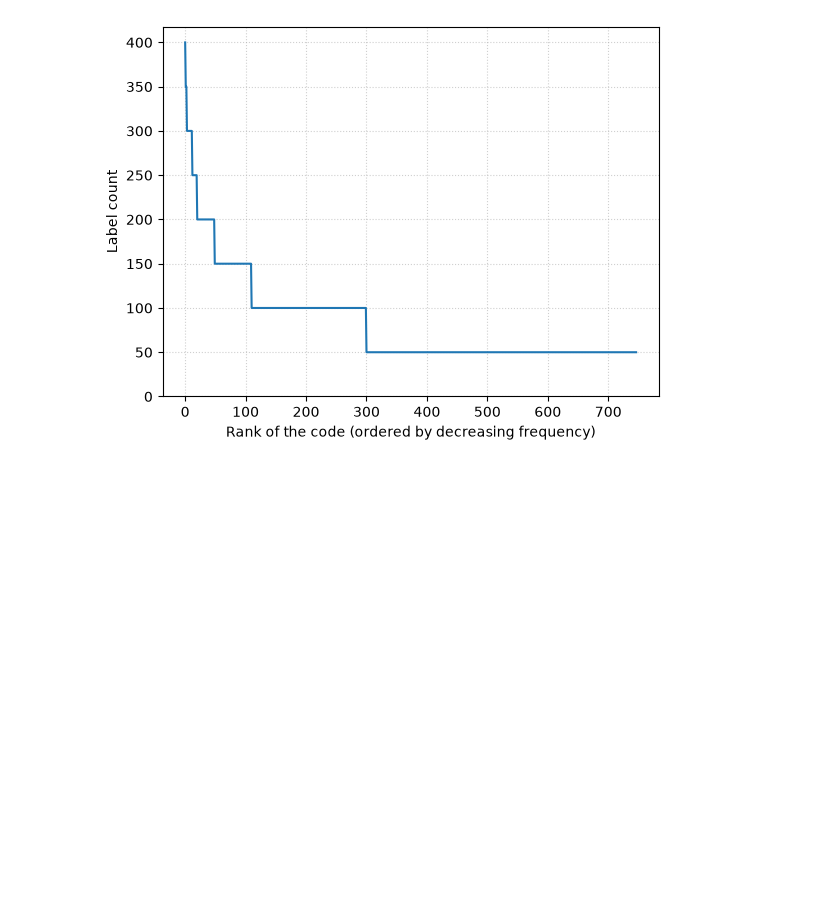
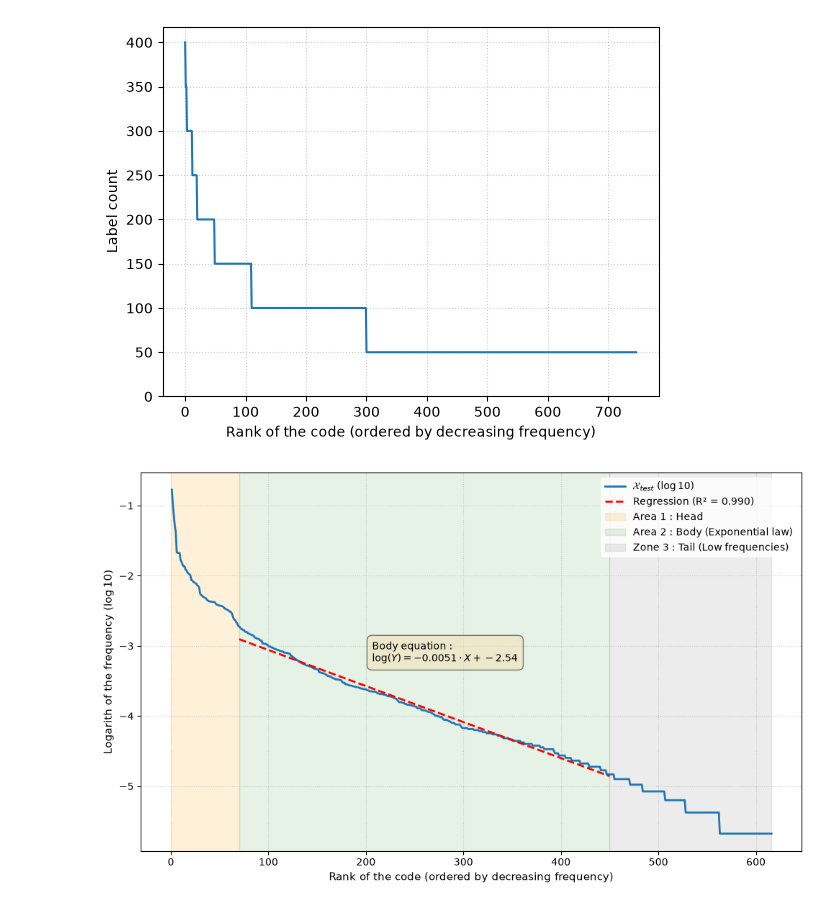
Before and after one commit to mateomorin/Code2Text-presentation, a Jupyter notebook: notebooks/plot_images.ipynb, the cells around one changed output. Saved outputs shown, nothing was run; the diff lists cells and outputs as text; code cells hidden in the pictures; blank space fills up the shorter version.

Commit message:
Last plots before service restart

```diff
--- a/notebooks/plot_images.ipynb
+++ b/notebooks/plot_images.ipynb
@@ -115,3 +115,80 @@ plt.ylabel("Label count")
 plt.show()
 # %% [output]
 [figure]
+# %%
+with fs.open("s3://projet-ape/data/08112022_27102024/naf2025/split/df_test.parquet", "rb") as f:
+    df_test = pl.read_parquet(f)
+
+    df_test = df_test.rename(mapping={"nace2025": "code", "libelle": "label"})[["code", "label"]]
+    df_test = df_test.with_columns(
+        (pl.col("code").str.slice(0, 2) + "." + pl.col("code").str.slice(2)).alias("code")
+    )
+# %%
+import polars as pl
+import numpy as np
+import matplotlib.pyplot as plt
+from sklearn.linear_model import LinearRegression
+
+# ==========================================
+# 1. PREPROCESSING
+# ==========================================
+
+code_prop_test = df_test["code"].value_counts(normalize=True).sort(by="proportion", descending=True)
+code_prop_test = code_prop_test.with_columns(pl.col("proportion").log10().alias("log10_proportion"))
+rangs_test = np.arange(1,617)
+code_prop_test = code_prop_test.with_columns(pl.Series("rang", values=rangs_test))
+
+# ==========================================
+# 2. DÉFINITION DES ZONES & RÉGRESSION
+# ==========================================
+# Ajustez ces indices selon votre courbe exacte
+INDEX_DEBUT_CORPS = 70
+INDEX_FIN_CORPS = 450
+
+# Filtrage de la zone centrale pour le FIT
+code_prop_test_reg = code_prop_test.filter((pl.col("rang") >= INDEX_DEBUT_CORPS) & (pl.col("rang") <= INDEX_FIN_CORPS))
+
+X = code_prop_test_reg.select("rang").to_numpy()
+y = code_prop_test_reg.select("log10_proportion").to_numpy()
+
+# Ajustement du modèle
+modele = LinearRegression()
+modele.fit(X, y)
+
+# Prédiction sur la zone du corps pour affichage
+y_pred = modele.predict(X)
+pente = modele.coef_[0][0]
+intercept = modele.intercept_[0]
+r_deux = modele.score(X, y)
+
+# ==========================================
+# 3. VISUALISATION GRAPHIQUE
+# ==========================================
+plt.figure(figsize=(10, 6), dpi=100)
+
+# Tracé de la courbe globale
+plt.plot(code_prop_test["rang"], code_prop_test["log10_proportion"], label="$\mathcal{X}_{test}$ ($\log10$)", color="#1f77b4", lw=2)
+
+# Tracé de la droite de régression sur la zone du corps
+plt.plot(X, y_pred, label=f"Regression (R² = {r_deux:.3f})", color="red", linestyle="--", lw=2)
+
+# Coloration des zones pour la présentation
+plt.axvspan(0, INDEX_DEBUT_CORPS, color="orange", alpha=0.15, label="Area 1 : Head")
+plt.axvspan(INDEX_DEBUT_CORPS, INDEX_FIN_CORPS, color="green", alpha=0.1, label="Area 2 : Body (Exponential law)")
+plt.axvspan(INDEX_FIN_CORPS, code_prop_test["rang"].max(), color="gray", alpha=0.15, label="Zone 3 : Tail (Low frequencies)")
+
+# Habillage du graphique
+plt.xlabel("Rank of the code (ordered by decreasing frequency)", fontsize=11)
+plt.ylabel("Logarith of the frequency ($\log10$)", fontsize=11)
+plt.legend(loc="upper right", frameon=True, facecolor="white", edgecolor="none")
+plt.grid(True, linestyle=":", alpha=0.6)
+
+# Affichage de l'équation dans un coin du graphique
+texte_equation = f"Body equation :\n$\log(Y) = {pente:.4f} \cdot X + {intercept:.2f}$"
+plt.text(0.35, 0.5, texte_equation, transform=plt.gca().transAxes, fontsize=10,
+         bbox=dict(boxstyle="round,pad=0.5", facecolor="wheat", alpha=0.5))
+
+plt.tight_layout()
+plt.show()
+# %% [output]
+[figure, added]
```
Also changed, not shown: parts of 6 cells of this notebook.
